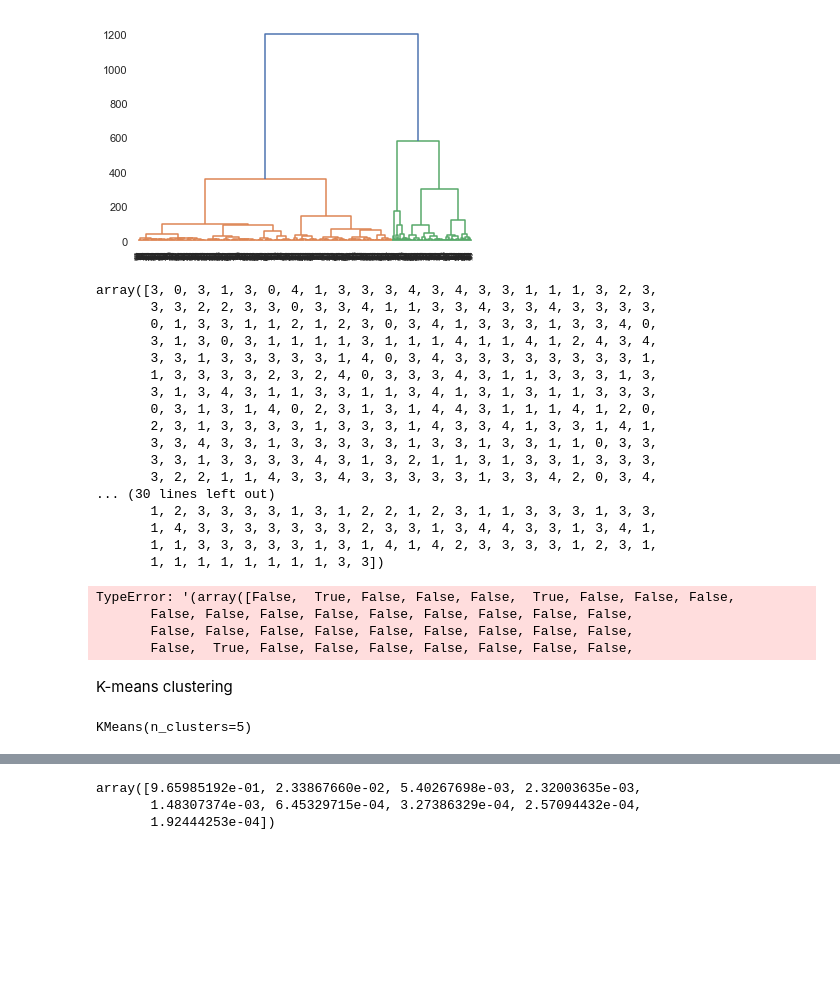
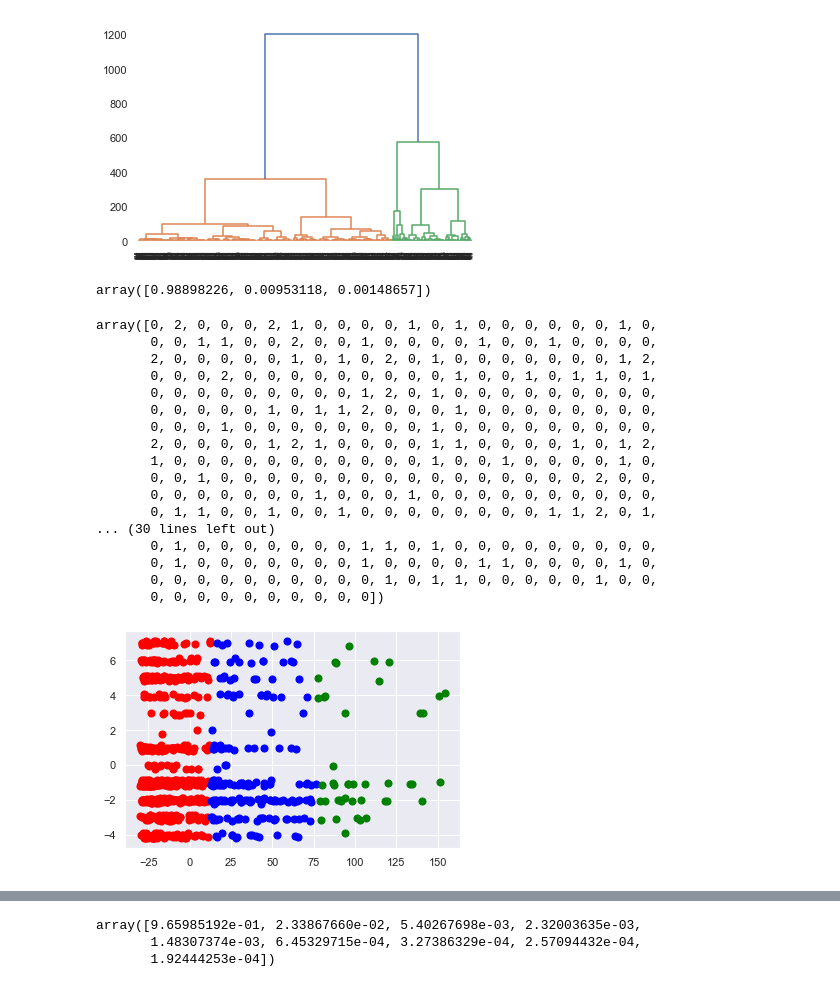
Before and after one commit to vmarklynn/CPSC5310-Project, a Jupyter notebook: Code/EDA_ProjectPart2.ipynb, the cells around one changed output, grey strips where cells are left out. Cells and saved outputs as stored; diff of their text form; code cells hidden in the pictures; blank space fills up the shorter version.

```diff
--- a/Code/EDA_ProjectPart2.ipynb
+++ b/Code/EDA_ProjectPart2.ipynb
@@ -904,41 +913,48 @@ Agglomerative Clustering
 dendrogram = sch.dendrogram(sch.linkage(X, method='ward'))
 # %% [output]
 [figure]
+# %%
+from sklearn.decomposition import PCA
+pca_ag = PCA()
+
+pca_ag.fit(X)
+pca_ag.explained_variance_ratio_
+# %% [output]
+array([0.98898226, 0.00953118, 0.00148657])
+# %%
+pca_ag = PCA(n_components = 3)
+pca_ag.fit(X)
+cluster_pca_ag = pca_ag.transform(X)
 # %%
-model = AgglomerativeClustering(n_clusters= 5, affinity='euclidean', linkage='ward')
-model.fit(X)
+model = AgglomerativeClustering(n_clusters= 3, affinity='euclidean', linkage='ward')
+model.fit(cluster_pca_ag)
 labels = model.labels_
 labels
 # %% [output]
-array([3, 0, 3, 1, 3, 0, 4, 1, 3, 3, 3, 4, 3, 4, 3, 3, 1, 1, 1, 3, 2, 3,
-       3, 3, 2, 2, 3, 3, 0, 3, 3, 4, 1, 1, 3, 3, 4, 3, 3, 4, 3, 3, 3, 3,
-       0, 1, 3, 3, 1, 1, 2, 1, 2, 3, 0, 3, 4, 1, 3, 3, 3, 1, 3, 3, 4, 0,
-       3, 1, 3, 0, 3, 1, 1, 1, 1, 3, 1, 1, 1, 4, 1, 1, 4, 1, 2, 4, 3, 4,
-       3, 3, 1, 3, 3, 3, 3, 3, 1, 4, 0, 3, 4, 3, 3, 3, 3, 3, 3, 3, 3, 1,
-       1, 3, 3, 3, 3, 2, 3, 2, 4, 0, 3, 3, 3, 4, 3, 1, 1, 3, 3, 3, 1, 3,
-       3, 1, 3, 4, 3, 1, 1, 3, 3, 1, 1, 3, 4, 1, 3, 1, 3, 1, 1, 3, 3, 3,
-       0, 3, 1, 3, 1, 4, 0, 2, 3, 1, 3, 1, 4, 4, 3, 1, 1, 1, 4, 1, 2, 0,
-       2, 3, 1, 3, 3, 3, 3, 1, 3, 3, 3, 1, 4, 3, 3, 4, 1, 3, 3, 1, 4, 1,
-       3, 3, 4, 3, 3, 1, 3, 3, 3, 3, 3, 1, 3, 3, 1, 3, 3, 1, 1, 0, 3, 3,
-       3, 3, 1, 3, 3, 3, 3, 4, 3, 1, 3, 2, 1, 1, 3, 1, 3, 3, 1, 3, 3, 3,
-       3, 2, 2, 1, 1, 4, 3, 3, 4, 3, 3, 3, 3, 3, 1, 3, 3, 4, 2, 0, 3, 4,
+array([0, 2, 0, 0, 0, 2, 1, 0, 0, 0, 0, 1, 0, 1, 0, 0, 0, 0, 0, 0, 1, 0,
+       0, 0, 1, 1, 0, 0, 2, 0, 0, 1, 0, 0, 0, 0, 1, 0, 0, 1, 0, 0, 0, 0,
+       2, 0, 0, 0, 0, 0, 1, 0, 1, 0, 2, 0, 1, 0, 0, 0, 0, 0, 0, 0, 1, 2,
+       0, 0, 0, 2, 0, 0, 0, 0, 0, 0, 0, 0, 0, 1, 0, 0, 1, 0, 1, 1, 0, 1,
+       0, 0, 0, 0, 0, 0, 0, 0, 0, 1, 2, 0, 1, 0, 0, 0, 0, 0, 0, 0, 0, 0,
+       0, 0, 0, 0, 0, 1, 0, 1, 1, 2, 0, 0, 0, 1, 0, 0, 0, 0, 0, 0, 0, 0,
+       0, 0, 0, 1, 0, 0, 0, 0, 0, 0, 0, 0, 1, 0, 0, 0, 0, 0, 0, 0, 0, 0,
+       2, 0, 0, 0, 0, 1, 2, 1, 0, 0, 0, 0, 1, 1, 0, 0, 0, 0, 1, 0, 1, 2,
+       1, 0, 0, 0, 0, 0, 0, 0, 0, 0, 0, 0, 1, 0, 0, 1, 0, 0, 0, 0, 1, 0,
+       0, 0, 1, 0, 0, 0, 0, 0, 0, 0, 0, 0, 0, 0, 0, 0, 0, 0, 0, 2, 0, 0,
+       0, 0, 0, 0, 0, 0, 0, 1, 0, 0, 0, 1, 0, 0, 0, 0, 0, 0, 0, 0, 0, 0,
+       0, 1, 1, 0, 0, 1, 0, 0, 1, 0, 0, 0, 0, 0, 0, 0, 0, 1, 1, 2, 0, 1,
 ... (30 lines left out)
-       1, 2, 3, 3, 3, 3, 1, 3, 1, 2, 2, 1, 2, 3, 1, 1, 3, 3, 3, 1, 3, 3,
-       1, 4, 3, 3, 3, 3, 3, 3, 3, 2, 3, 3, 1, 3, 4, 4, 3, 3, 1, 3, 4, 1,
-       1, 1, 3, 3, 3, 3, 3, 1, 3, 1, 4, 1, 4, 2, 3, 3, 3, 3, 1, 2, 3, 1,
-       1, 1, 1, 1, 1, 1, 1, 1, 3, 3])
+       0, 1, 0, 0, 0, 0, 0, 0, 0, 1, 1, 0, 1, 0, 0, 0, 0, 0, 0, 0, 0, 0,
+       0, 1, 0, 0, 0, 0, 0, 0, 0, 1, 0, 0, 0, 0, 1, 1, 0, 0, 0, 0, 1, 0,
+       0, 0, 0, 0, 0, 0, 0, 0, 0, 0, 1, 0, 1, 1, 0, 0, 0, 0, 0, 1, 0, 0,
+       0, 0, 0, 0, 0, 0, 0, 0, 0, 0])
 # %%
 # Some issue with this code
-plt.scatter(X[labels==0, 0], X[labels==0, 1], s=50, marker='o', color='red')
-plt.scatter(X[labels==1, 0], X[labels==1, 1], s=50, marker='o', color='blue')
-plt.scatter(X[labels==2, 0], X[labels==2, 1], s=50, marker='o', color='green')
-plt.scatter(X[labels==3, 0], X[labels==3, 1], s=50, marker='o', color='purple')
-plt.scatter(X[labels==4, 0], X[labels==4, 1], s=50, marker='o', color='orange')
+plt.scatter(cluster_pca_ag[labels==0, 0], cluster_pca_ag[labels==0, 1], s=50, marker='o', color='red')
+plt.scatter(cluster_pca_ag[labels==1, 0], cluster_pca_ag[labels==1, 1], s=50, marker='o', color='blue')
+plt.scatter(cluster_pca_ag[labels==2, 0], cluster_pca_ag[labels==2, 1], s=50, marker='o', color='green')
+#plt.scatter(X[labels==3, 0].to_numpy(), X[labels==3, 1].to_numpy(), s=50, marker='o', color='purple')
+#plt.scatter(X[labels==4, 0], X[labels==4, 1], s=50, marker='o', color='orange')
 plt.show()
 # %% [output]
-TypeError: '(array([False,  True, False, False, False,  True, False, False, False,
-       False, False, False, False, False, False, False, False, False,
-       False, False, False, False, False, False, False, False, False,
-       False,  True, False, False, False, False, False, False, False,
+[figure, added]
-# %% [markdown]
-K-means clustering
@@ -950,5 +960,0 @@ from sklearn.cluster import KMeans
-# %%
-kmeans = KMeans(5)
-kmeans.fit(X)
-# %% [output]
-KMeans(n_clusters=5)
```
Also changed, not shown: parts of 35 cells of this notebook, 1 other file.
